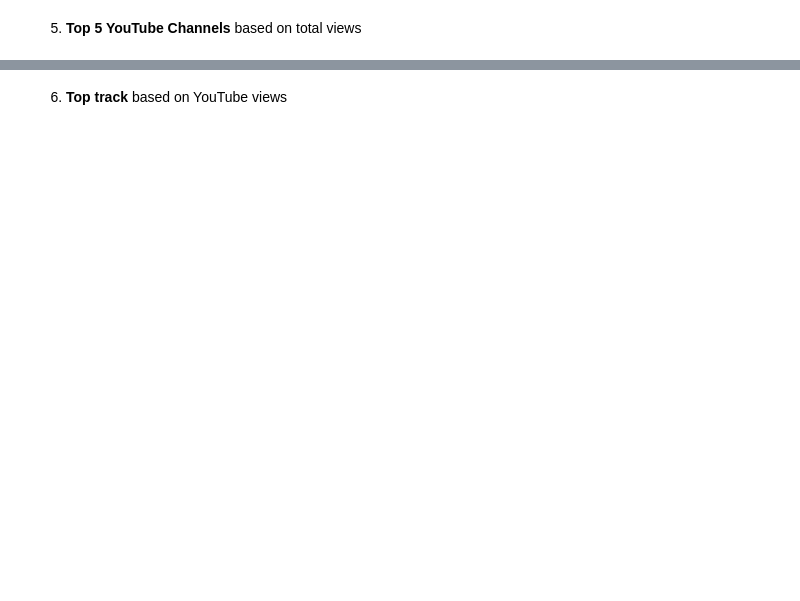
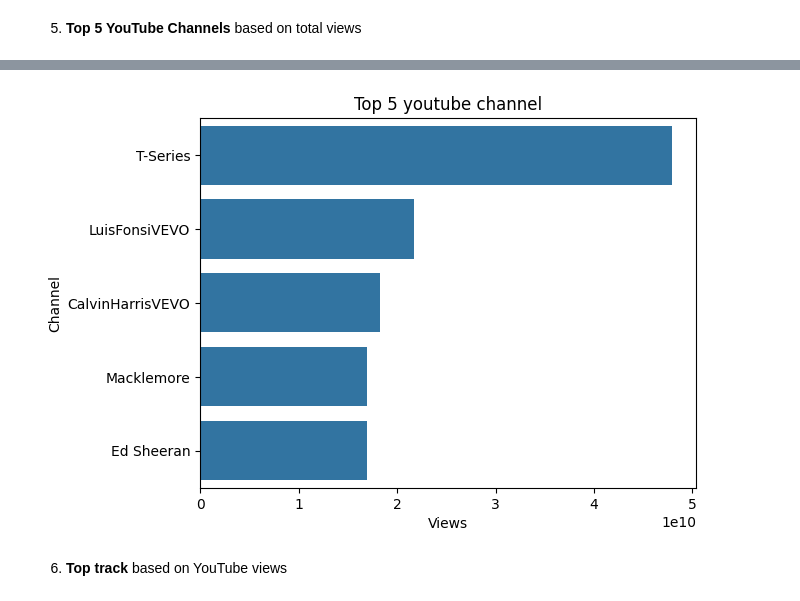
Before and after one commit to sankajithdjinasena/DataAnalysisProjects, a Jupyter notebook: Spotify_&_YouTube_Analysis/Spotify_Youtube.ipynb, the cells around one changed output, grey strips where cells are left out. Saved outputs shown, nothing was run; the diff lists cells and outputs as text; code cells hidden in the pictures; blank space fills up the shorter version.

```diff
--- a/Spotify_&_YouTube_Analysis/Spotify_Youtube.ipynb
+++ b/Spotify_&_YouTube_Analysis/Spotify_Youtube.ipynb
@@ -14,0 +288,3 @@
+# %%
+youtube_views = data.groupby("Channel")["Views"].sum().sort_values(ascending=False).head(5)
+youtube_views
@@ -14,0 +299,3 @@
+# %%
+youtube_views = youtube_views.reset_index()
+youtube_views
@@ -15,2 +309,11 @@
+# %%
+sns.barplot(x="Views", y="Channel",data=youtube_views)
+plt.title("Top 5 youtube channel")
+plt.xlabel("Views")
+plt.ylabel("Channel")
+plt.savefig("Figures/top_5_youtube_channel.png")
+plt.show()
+# %% [output]
+[figure, added]
 # %% [markdown]
 6. **Top track** based on YouTube views
```
Also changed, not shown: parts of 43 cells of this notebook, 5 other files.
